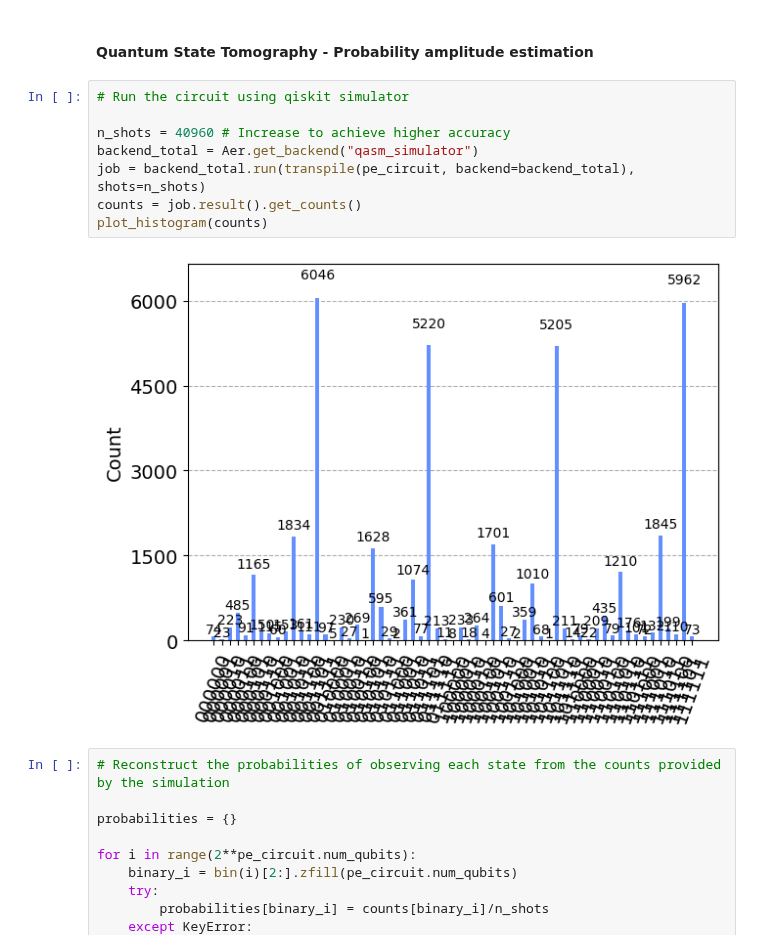
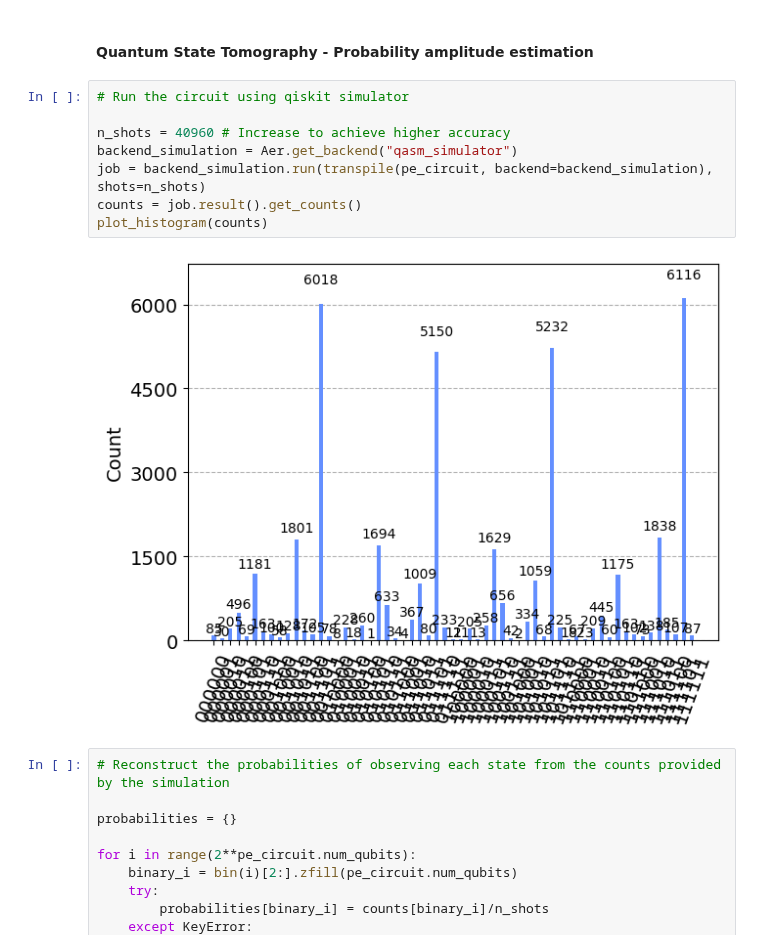
Before and after one commit to PolnareffPark/QuPCA, a Jupyter notebook: preprocessing_pe_tomography_reconstruction.ipynb, the cells around one changed output. Saved outputs shown, nothing was run; the diff lists cells and outputs as text.

```diff
--- a/preprocessing_pe_tomography_reconstruction.ipynb
+++ b/preprocessing_pe_tomography_reconstruction.ipynb
@@ -305,13 +305,13 @@ pe_circuit.decompose(reps=1).draw("mpl")
 # %%
 # Run the circuit using qiskit simulator
 
 n_shots = 40960 # Increase to achieve higher accuracy
-backend_total = Aer.get_backend("qasm_simulator")
-job = backend_total.run(transpile(pe_circuit, backend=backend_total), shots=n_shots)
+backend_simulation = Aer.get_backend("qasm_simulator")
+job = backend_simulation.run(transpile(pe_circuit, backend=backend_simulation), shots=n_shots)
 counts = job.result().get_counts()
 plot_histogram(counts)
 # %% [output]
-[figure, old version]
+[figure, new version]
 # %%
 # Reconstruct the probabilities of observing each state from the counts provided by the simulation
 
```
Also changed, not shown: parts of 10 cells of this notebook.
